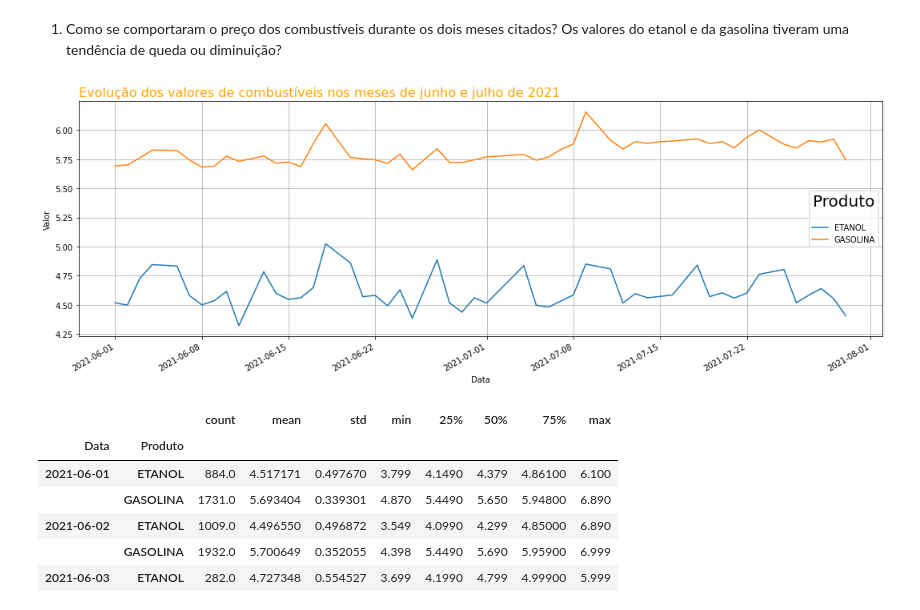
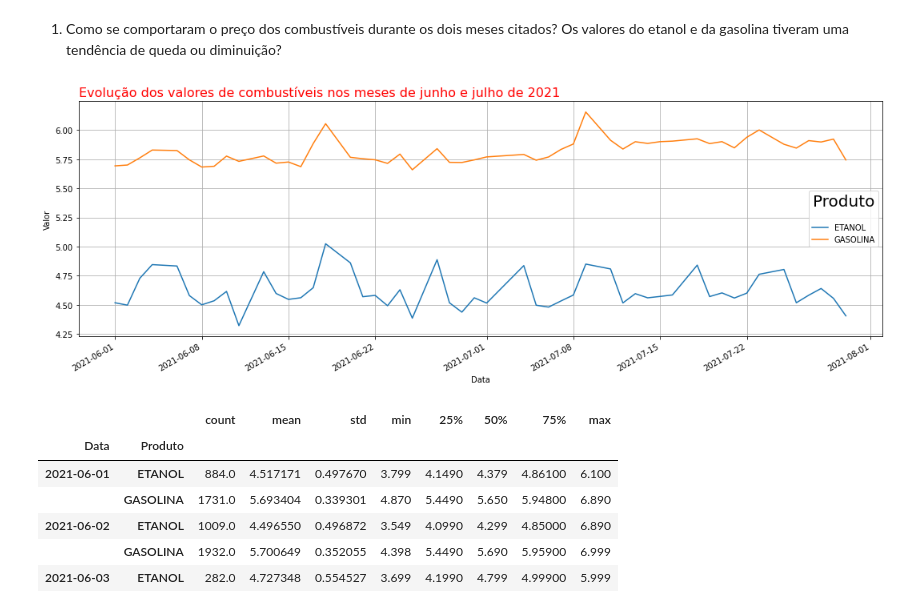
Before and after one commit to brunnabrito/projeto_m4_g4_resilia, a Jupyter notebook: Projeto_M4_Grupo_4.ipynb, the cells around one changed output. Cells and saved outputs as stored; diff of their text form; code cells hidden in the pictures.

```diff
--- a/Projeto_M4_Grupo_4.ipynb
+++ b/Projeto_M4_Grupo_4.ipynb
@@ -344,25 +344,25 @@ evolucao_precos_gasolina = gasolina.sort_values(['Data']).groupby('Data')['Valor
 # %%
 fig, ax = plt.subplots(figsize=(18, 6))
 
 # rotacionar das datas
 fig.autofmt_xdate()
 
 plt.grid(True)
 
 # Adiconando títulos
-plt.title("Evolução dos valores de combustíveis nos meses de junho e julho de 2021", loc='left', fontsize=16, fontweight=0, color='orange')
+plt.title("Evolução dos valores de combustíveis nos meses de junho e julho de 2021", loc='left', fontsize=16, fontweight=0, color='red')
 plt.xlabel("Data")
 plt.ylabel("Valor")
 
 # Mostrando a evolução
 plt.plot(evolucao_precos_etanol)
 plt.plot(evolucao_precos_gasolina)
 
 #Adicionando legenda
 legend = plt.legend(['ETANOL','GASOLINA'], title = "Produto", title_fontsize = 20)
 legend._legend_box.sep = 18
 # %% [output]
-[figure, old version]
+[figure, new version]
 # %%
 df.groupby(['Data','Produto'])['Valor'].describe()
 # %% [output]
```
